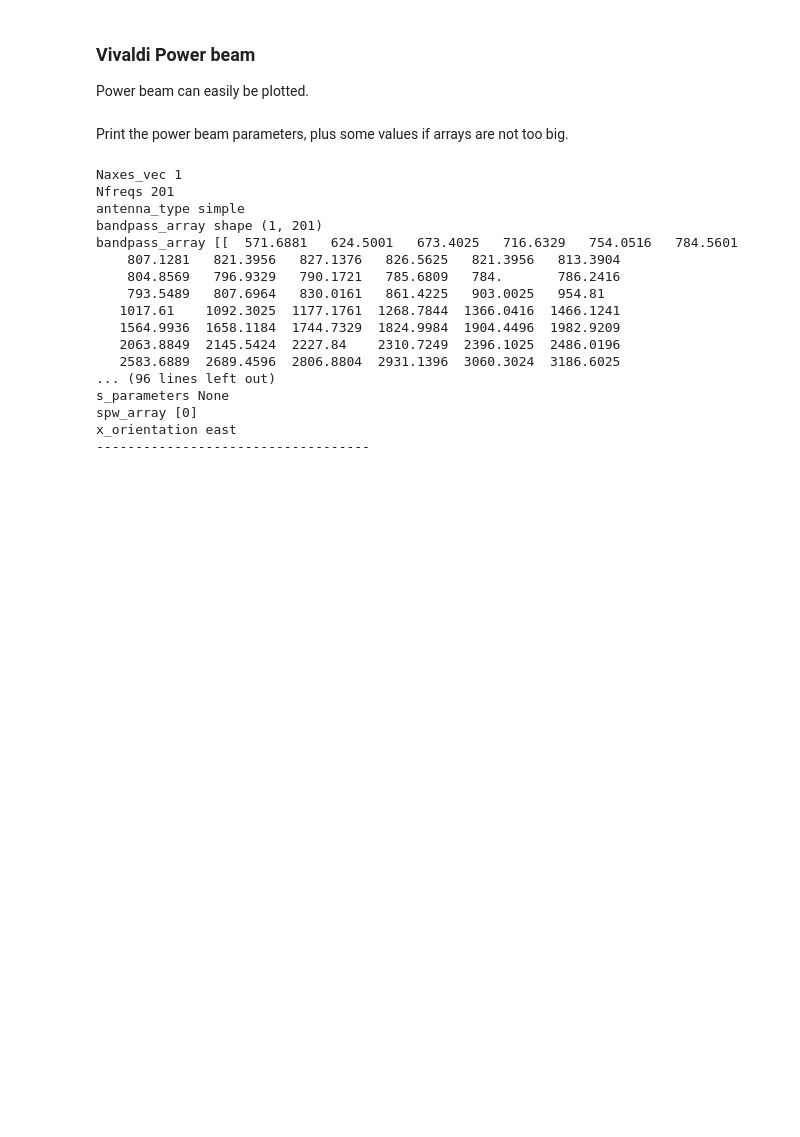
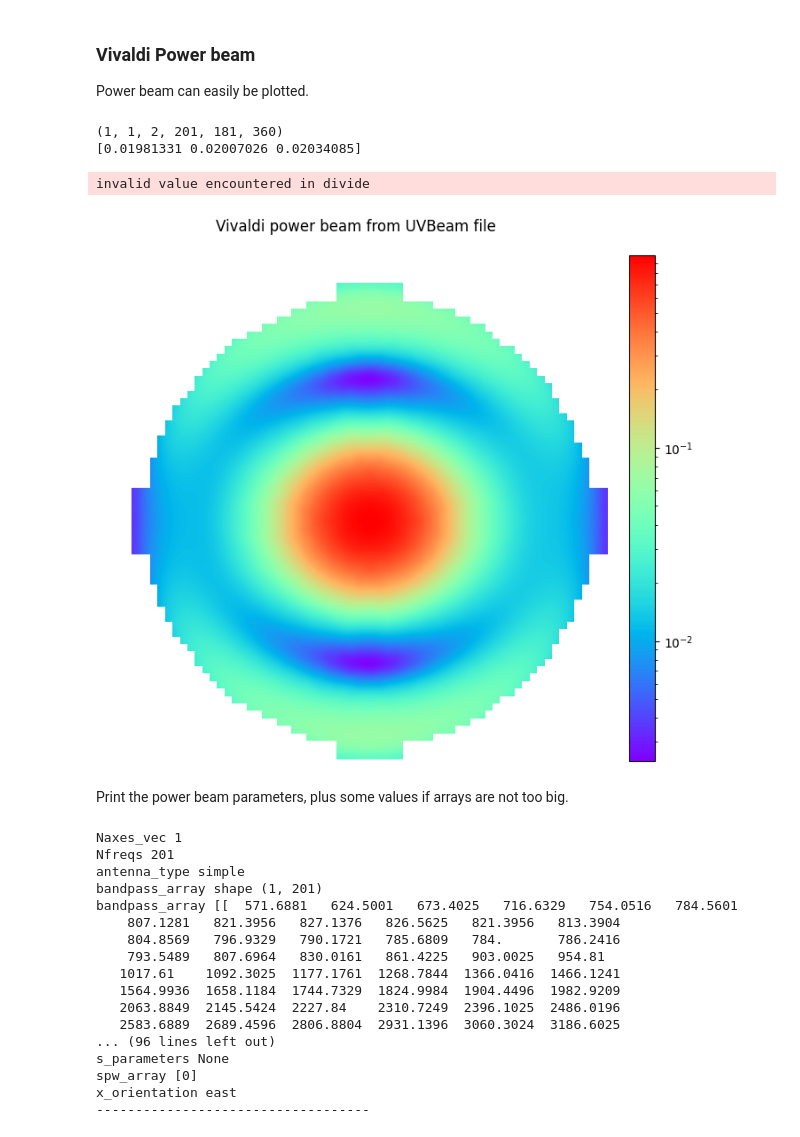
Before and after one commit to hughbg/rhino-sim, a Jupyter notebook: plot_beam.ipynb, the cells around one changed output. Drawn from its saved outputs; the diff is of its cells as text; code cells hidden in the pictures; blank space fills up the shorter version.

```diff
--- a/plot_beam.ipynb
+++ b/plot_beam.ipynb
@@ -179,6 +195,15 @@ Power beam can easily be plotted.
 # %%
 uvbp = UVBeam()
 uvbp.read("/scratch3/users/hgarsden/local/hgarsden/NF_HERA_Vivaldi_power_beam.fits")
+uvbp.interpolation_function = "az_za_simple"
+uvbp.freq_interp_kind = "linear"
+print(uvbp.data_array.shape)
+plot_beam(uvbp, 100e6, "Vivaldi")
+# %% [output]
+(1, 1, 2, 201, 181, 360)
+[0.01981331 0.02007026 0.02034085]
+invalid value encountered in divide
+[figure, added]
 # %% [markdown]
 Print the power beam parameters, plus some values if arrays are not too big.
 # %%
```
Also changed, not shown: parts of 20 cells of this notebook, 12 other files.
